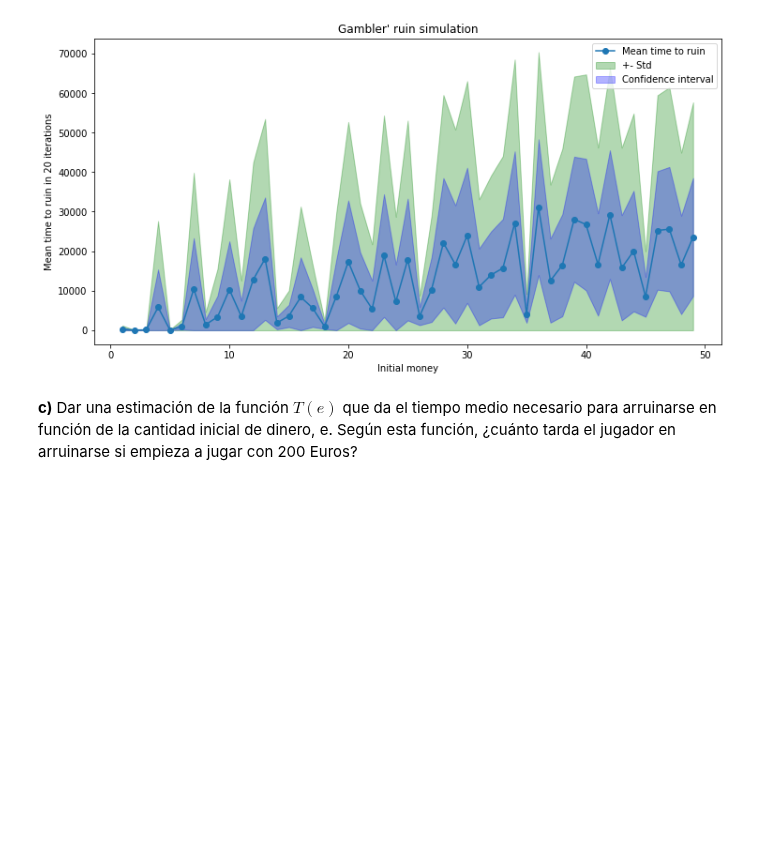
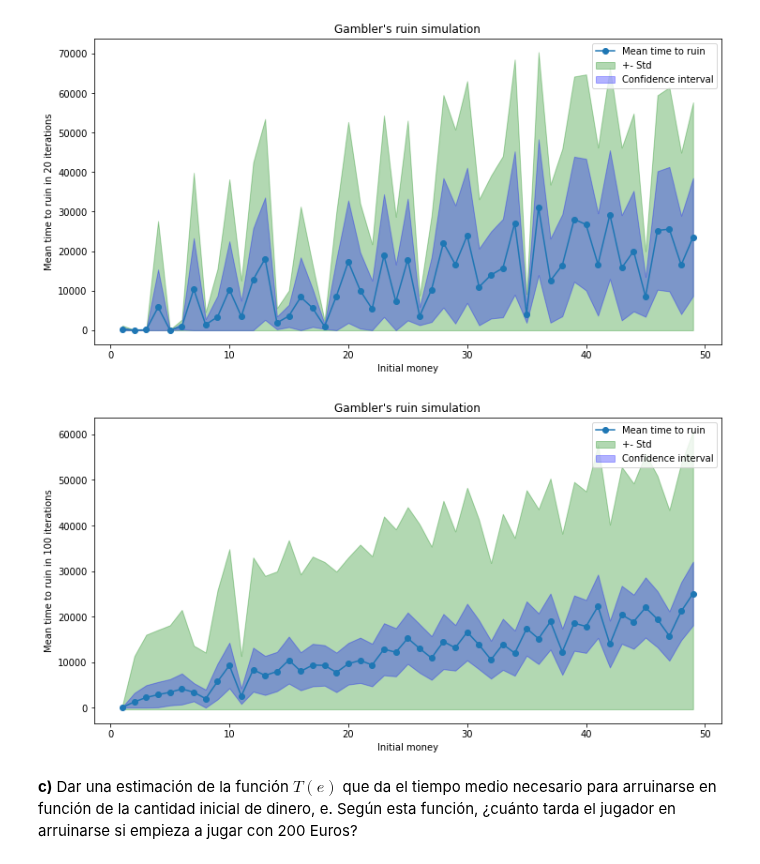
Before and after one commit to Ocete/mcd, a Jupyter notebook: PE/Discreto/final/gambler.ipynb, the cells around one changed output. Cells and saved outputs as stored; diff of their text form; code cells hidden in the pictures; blank space fills up the shorter version.

```diff
--- a/PE/Discreto/final/gambler.ipynb
+++ b/PE/Discreto/final/gambler.ipynb
@@ -105,13 +105,18 @@ def plot_ruin_time_estimation(max_initial_money=50, n=20, max_steps=10**5, p=1/2
     plt.legend(['Mean time to ruin', '+- Std', 'Confidence interval'])
     plt.xlabel('Initial money')
     plt.ylabel('Mean time to ruin in {} iterations'.format(n))
-    plt.title('Gambler\' ruin simulation')
+    plt.title('Gambler\'s ruin simulation')
     plt.show()
 # %%
 random.seed(123)
 plot_ruin_time_estimation()
 # %% [output]
 [figure]
+# %%
+random.seed(123)
+plot_ruin_time_estimation(n=100)
+# %% [output]
+[figure, added]
 # %% [markdown]
 **c)** Dar una estimación de la función $T(e)$ que da el tiempo medio necesario para arruinarse en función de la cantidad inicial de dinero, e. Según esta función, ¿cuánto tarda el jugador en arruinarse si empieza a jugar con 200 Euros?
 # %%
```
Also changed, not shown: parts of 5 cells of this notebook, 8 other files.
